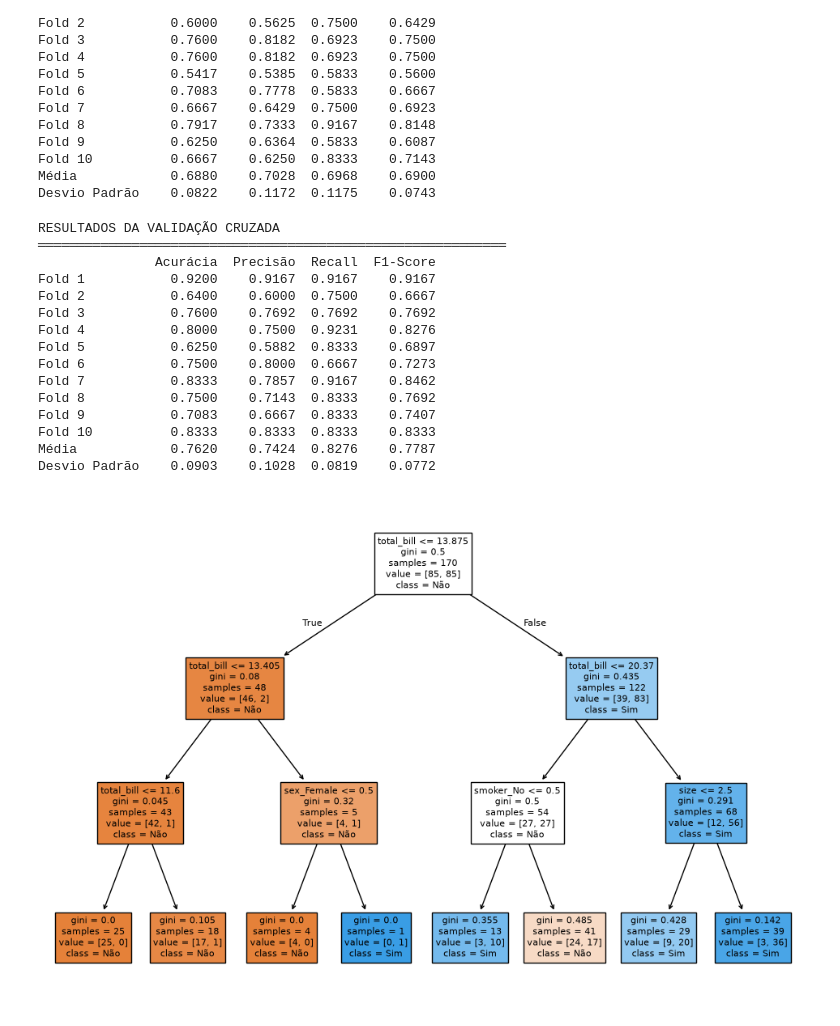
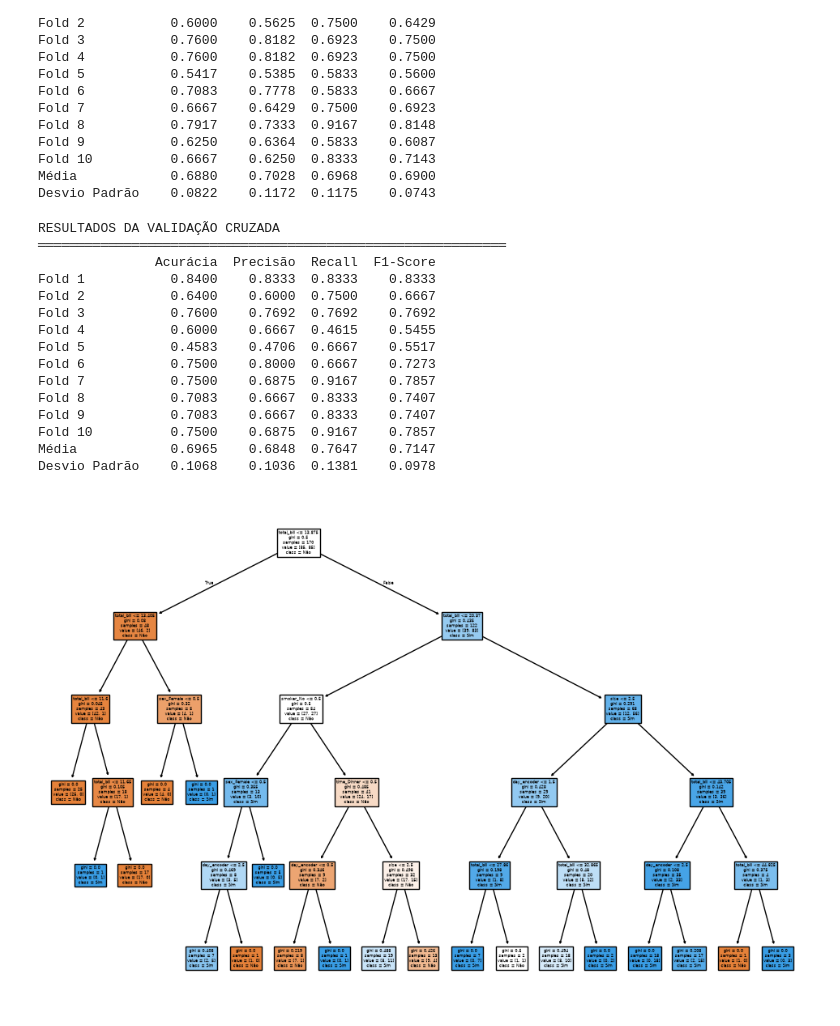
Before and after one commit to UFAC-SI/tesi1-26, a Jupyter notebook: notebooks/modelos_classificacao.ipynb, the cells around one changed output. Saved outputs shown, nothing was run; the diff lists cells and outputs as text; code cells hidden in the pictures.

```diff
--- a/notebooks/modelos_classificacao.ipynb
+++ b/notebooks/modelos_classificacao.ipynb
@@ -227,7 +227,7 @@ Desvio Padrão    0.0822    0.1172  0.1175    0.0743
 from sklearn.model_selection import StratifiedKFold, cross_validate
 from sklearn.tree import DecisionTreeClassifier, plot_tree
 # Modelo
-model = DecisionTreeClassifier(max_depth=3, random_state=42)
+model = DecisionTreeClassifier(max_depth=5, random_state=42)
 cv_est = StratifiedKFold(n_splits=10, shuffle=True, random_state=42)
 result_cv = cross_validate( # Executar cross_validate com múltiplas métricas
 model, X, y,
@@ -247,23 +247,24 @@ print(df_result.to_string(float_format=lambda x: f'{x:.4f}'))
 RESULTADOS DA VALIDAÇÃO CRUZADA
 ════════════════════════════════════════════════════════════
                Acurácia  Precisão  Recall  F1-Score
-Fold 1           0.9200    0.9167  0.9167    0.9167
+Fold 1           0.8400    0.8333  0.8333    0.8333
 Fold 2           0.6400    0.6000  0.7500    0.6667
 Fold 3           0.7600    0.7692  0.7692    0.7692
-Fold 4           0.8000    0.7500  0.9231    0.8276
-Fold 5           0.6250    0.5882  0.8333    0.6897
+Fold 4           0.6000    0.6667  0.4615    0.5455
+Fold 5           0.4583    0.4706  0.6667    0.5517
 Fold 6           0.7500    0.8000  0.6667    0.7273
-Fold 7           0.8333    0.7857  0.9167    0.8462
-Fold 8           0.7500    0.7143  0.8333    0.7692
+Fold 7           0.7500    0.6875  0.9167    0.7857
+Fold 8           0.7083    0.6667  0.8333    0.7407
 Fold 9           0.7083    0.6667  0.8333    0.7407
-Fold 10          0.8333    0.8333  0.8333    0.8333
-Média            0.7620    0.7424  0.8276    0.7787
-Desvio Padrão    0.0903    0.1028  0.0819    0.0772
+Fold 10          0.7500    0.6875  0.9167    0.7857
+Média            0.6965    0.6848  0.7647    0.7147
+Desvio Padrão    0.1068    0.1036  0.1381    0.0978
 # %%
 import matplotlib.pyplot as plt
 model.fit(X_train, y_train)
+y_pred = model.predict(X_test)
 plt.figure(figsize=(12,8))
 plot_tree(model, feature_names = X.columns, class_names=['Não', 'Sim'], filled=True)
 plt.show()
 # %% [output]
-[figure, old version]
+[figure, new version]
```
Also changed, not shown: parts of 4 cells of this notebook.
